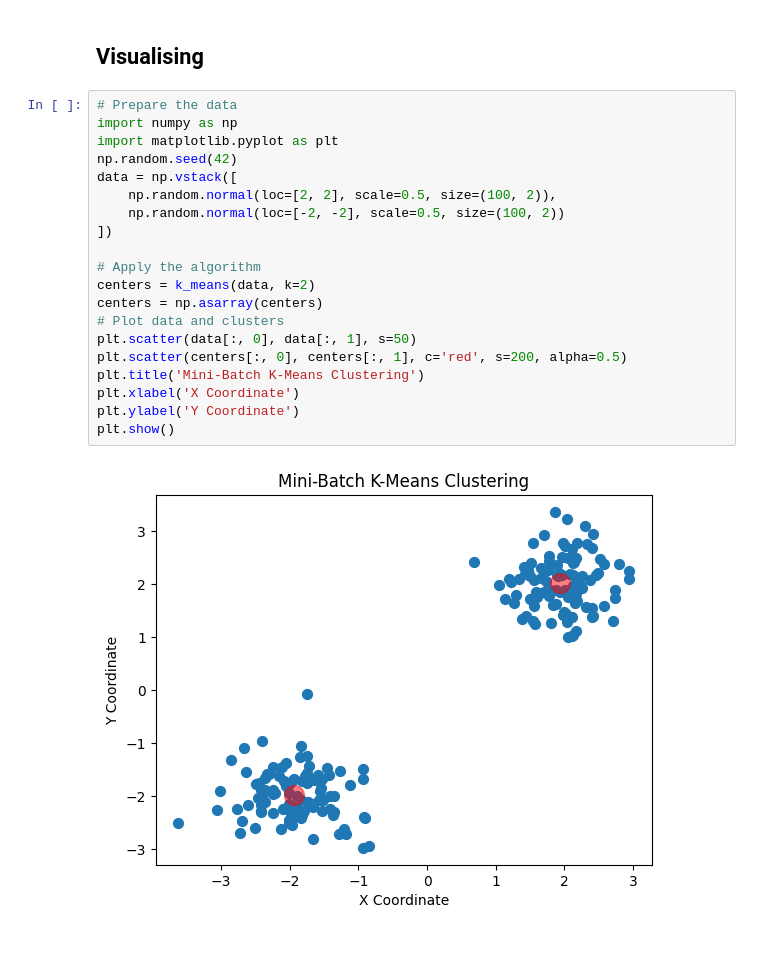
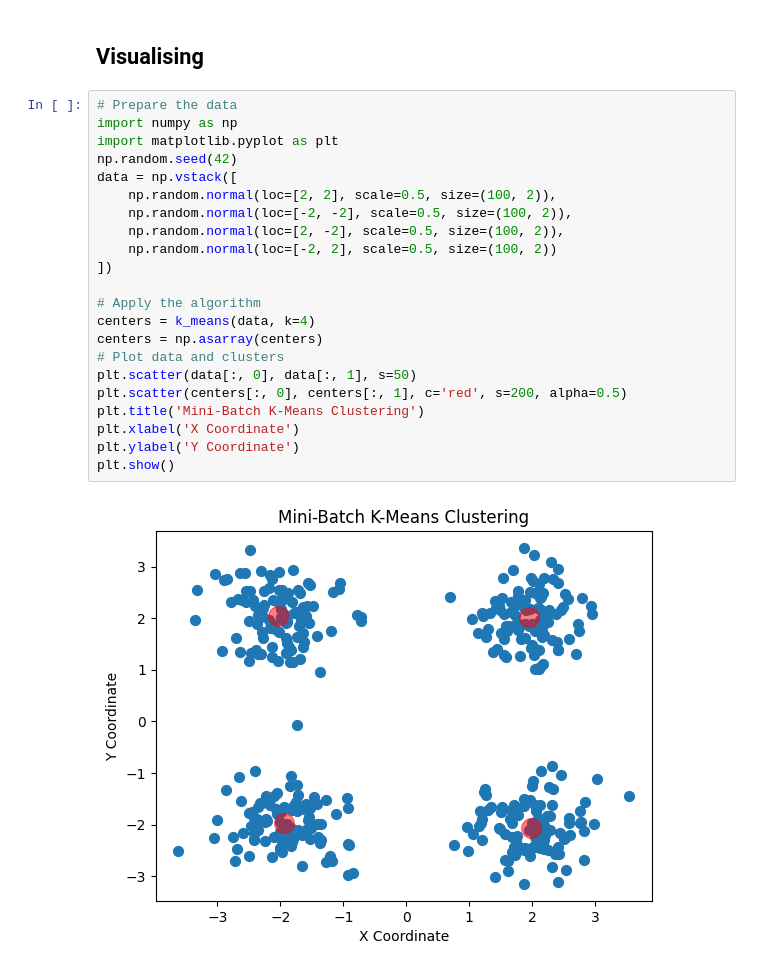
Before and after one commit to generalized-ml/generalized-ml, a Jupyter notebook: learning_algos/ml/K-means/implementation_scratch.ipynb, the cells around one changed output. Drawn from its saved outputs; the diff is of its cells as text.

Commit message:
k means

```diff
--- a/learning_algos/ml/K-means/implementation_scratch.ipynb
+++ b/learning_algos/ml/K-means/implementation_scratch.ipynb
@@ -40,22 +40,24 @@ def k_means(data , k, iterations = 100):
 # %%
 # Prepare the data
 import numpy as np
 import matplotlib.pyplot as plt
 np.random.seed(42)
 data = np.vstack([
     np.random.normal(loc=[2, 2], scale=0.5, size=(100, 2)),
-    np.random.normal(loc=[-2, -2], scale=0.5, size=(100, 2))
+    np.random.normal(loc=[-2, -2], scale=0.5, size=(100, 2)),
+    np.random.normal(loc=[2, -2], scale=0.5, size=(100, 2)),
+    np.random.normal(loc=[-2, 2], scale=0.5, size=(100, 2))
 ])
 
 # Apply the algorithm
-centers = k_means(data, k=2)
+centers = k_means(data, k=4)
 centers = np.asarray(centers)
 # Plot data and clusters
 plt.scatter(data[:, 0], data[:, 1], s=50)
 plt.scatter(centers[:, 0], centers[:, 1], c='red', s=200, alpha=0.5)
 plt.title('Mini-Batch K-Means Clustering')
 plt.xlabel('X Coordinate')
 plt.ylabel('Y Coordinate')
 plt.show()
 # %% [output]
-[figure, old version]
+[figure, new version]
```
Also changed, not shown: parts of 1 cell of this notebook, 5 other files.
